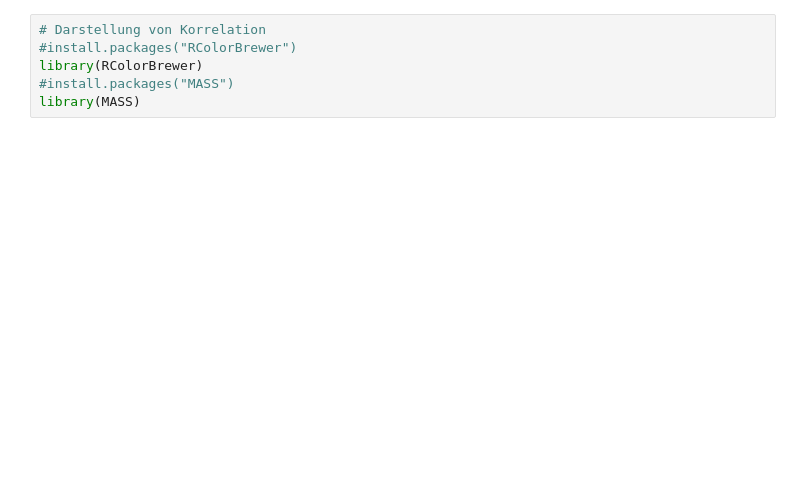
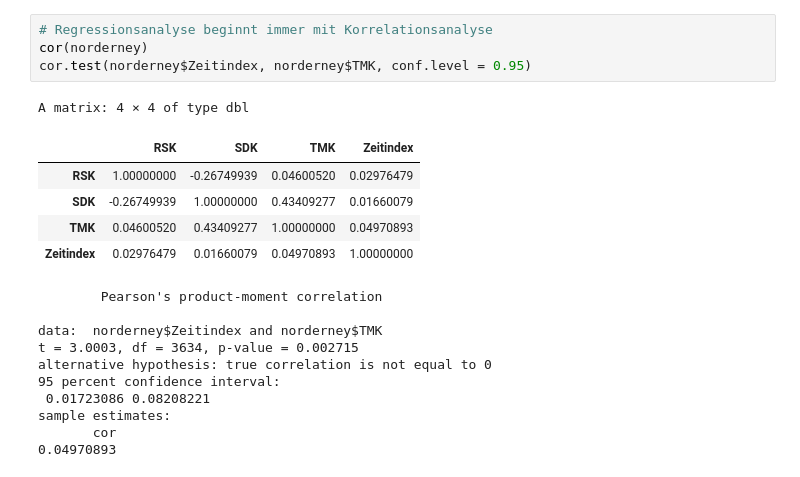
Before and after one commit to micael92/wetter_analyse, a Jupyter notebook: 08_daten_regressionsanalyse.ipynb, the cells around one changed output. Cells and saved outputs as stored; diff of their text form; blank space fills up the shorter version.

```diff
--- a/08_daten_regressionsanalyse.ipynb
+++ b/08_daten_regressionsanalyse.ipynb
@@ -47,7 +35,22 @@ A data.frame: 6 × 4
-# %%
-# Darstellung von Korrelation
-#install.packages("RColorBrewer")
-library(RColorBrewer)
-#install.packages("MASS")
-library(MASS)
+# %%
+# Regressionsanalyse beginnt immer mit Korrelationsanalyse
+cor(norderney)
+cor.test(norderney$Zeitindex, norderney$TMK, conf.level = 0.95)
+# %% [output]
+A matrix: 4 × 4 of type dbl
+|  | RSK | SDK | TMK | Zeitindex |
+| RSK | 1.00000000 | -0.26749939 | 0.04600520 | 0.02976479 |
+| SDK | -0.26749939 | 1.00000000 | 0.43409277 | 0.01660079 |
+| TMK | 0.04600520 | 0.43409277 | 1.00000000 | 0.04970893 |
+| Zeitindex | 0.02976479 | 0.01660079 | 0.04970893 | 1.00000000 |
+        Pearson's product-moment correlation
+
+data:  norderney$Zeitindex and norderney$TMK
+t = 3.0003, df = 3634, p-value = 0.002715
+alternative hypothesis: true correlation is not equal to 0
+95 percent confidence interval:
+ 0.01723086 0.08208221
+sample estimates:
+       cor
+0.04970893
 # %%
```
Also changed, not shown: parts of 5 cells of this notebook, 8 other files.
